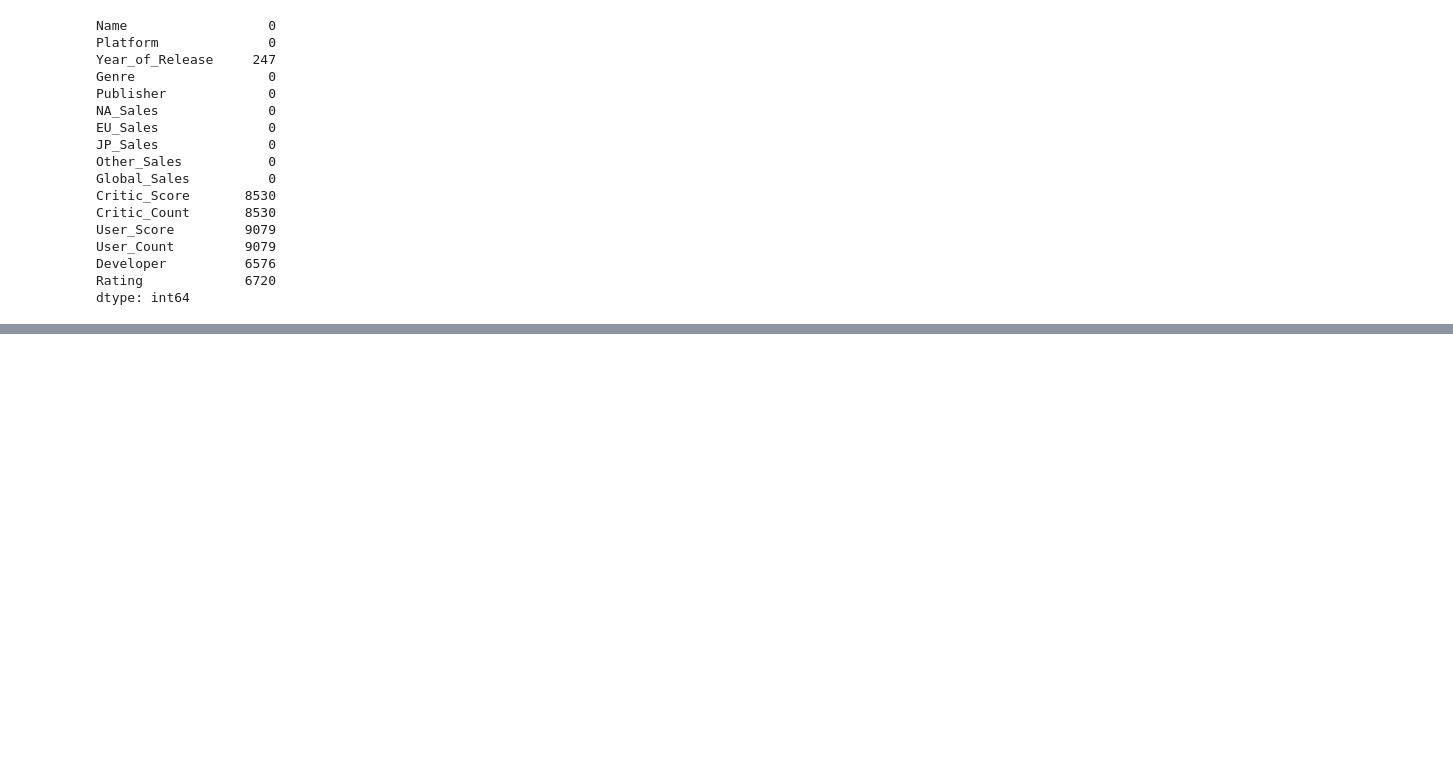
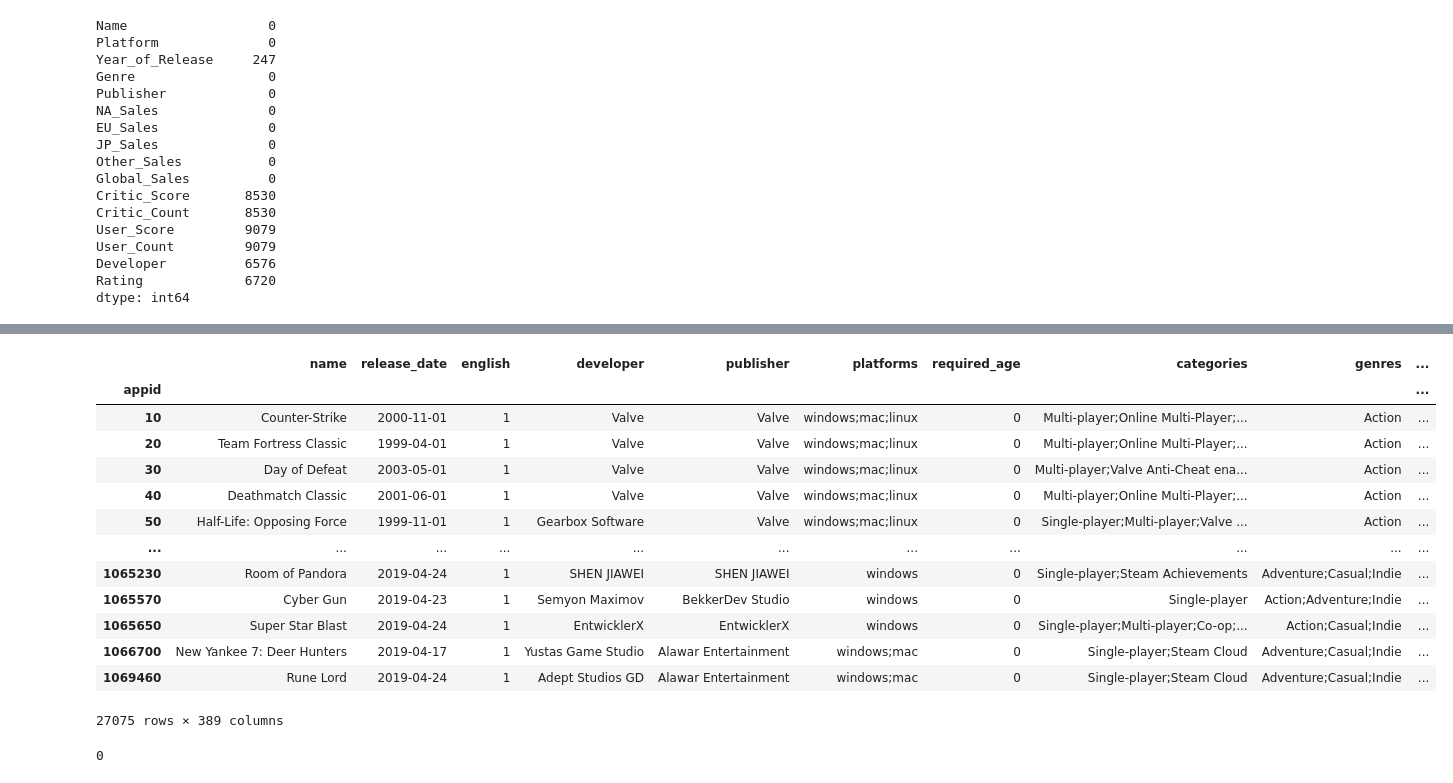
Before and after one commit to mlu004/Capstone2-Video-Game-Popularity, a Jupyter notebook: Preprocessing and Training Data.ipynb, the cells around one changed output, grey strips where cells are left out. Saved outputs shown, nothing was run; the diff lists cells and outputs as text; code cells hidden in the pictures; blank space fills up the shorter version.

```diff
--- a/Preprocessing and Training Data.ipynb
+++ b/Preprocessing and Training Data.ipynb
@@ -70,0 +130,28 @@ plt.show()
+# %%
+merged_steam_data = pd.merge(
+    steam_data_2019,
+    tags_tf,
+    on='appid',
+    sort=True
+)
+
+merged_steam_data
+# %% [output]
+|  | name | release_date | english | developer | publisher | platforms | required_age | categories | genres | ... |
+| appid |  |  |  |  |  |  |  |  |  | ... |
+| 10 | Counter-Strike | 2000-11-01 | 1 | Valve | Valve | windows;mac;linux | 0 | Multi-player;Online Multi-Player;... | Action | ... |
+| 20 | Team Fortress Classic | 1999-04-01 | 1 | Valve | Valve | windows;mac;linux | 0 | Multi-player;Online Multi-Player;... | Action | ... |
+| 30 | Day of Defeat | 2003-05-01 | 1 | Valve | Valve | windows;mac;linux | 0 | Multi-player;Valve Anti-Cheat ena... | Action | ... |
+| 40 | Deathmatch Classic | 2001-06-01 | 1 | Valve | Valve | windows;mac;linux | 0 | Multi-player;Online Multi-Player;... | Action | ... |
+| 50 | Half-Life: Opposing Force | 1999-11-01 | 1 | Gearbox Software | Valve | windows;mac;linux | 0 | Single-player;Multi-player;Valve ... | Action | ... |
+| ... | ... | ... | ... | ... | ... | ... | ... | ... | ... | ... |
+| 1065230 | Room of Pandora | 2019-04-24 | 1 | SHEN JIAWEI | SHEN JIAWEI | windows | 0 | Single-player;Steam Achievements | Adventure;Casual;Indie | ... |
+| 1065570 | Cyber Gun | 2019-04-23 | 1 | Semyon Maximov | BekkerDev Studio | windows | 0 | Single-player | Action;Adventure;Indie | ... |
+| 1065650 | Super Star Blast | 2019-04-24 | 1 | EntwicklerX | EntwicklerX | windows | 0 | Single-player;Multi-player;Co-op;... | Action;Casual;Indie | ... |
+| 1066700 | New Yankee 7: Deer Hunters | 2019-04-17 | 1 | Yustas Game Studio | Alawar Entertainment | windows;mac | 0 | Single-player;Steam Cloud | Adventure;Casual;Indie | ... |
+| 1069460 | Rune Lord | 2019-04-24 | 1 | Adept Studios GD | Alawar Entertainment | windows;mac | 0 | Single-player;Steam Cloud | Adventure;Casual;Indie | ... |
+27075 rows × 389 columns
+# %%
+merged_steam_data.isnull().any(axis = 1).sum()
+# %% [output]
+0
```
Also changed, not shown: parts of 11 cells of this notebook.
